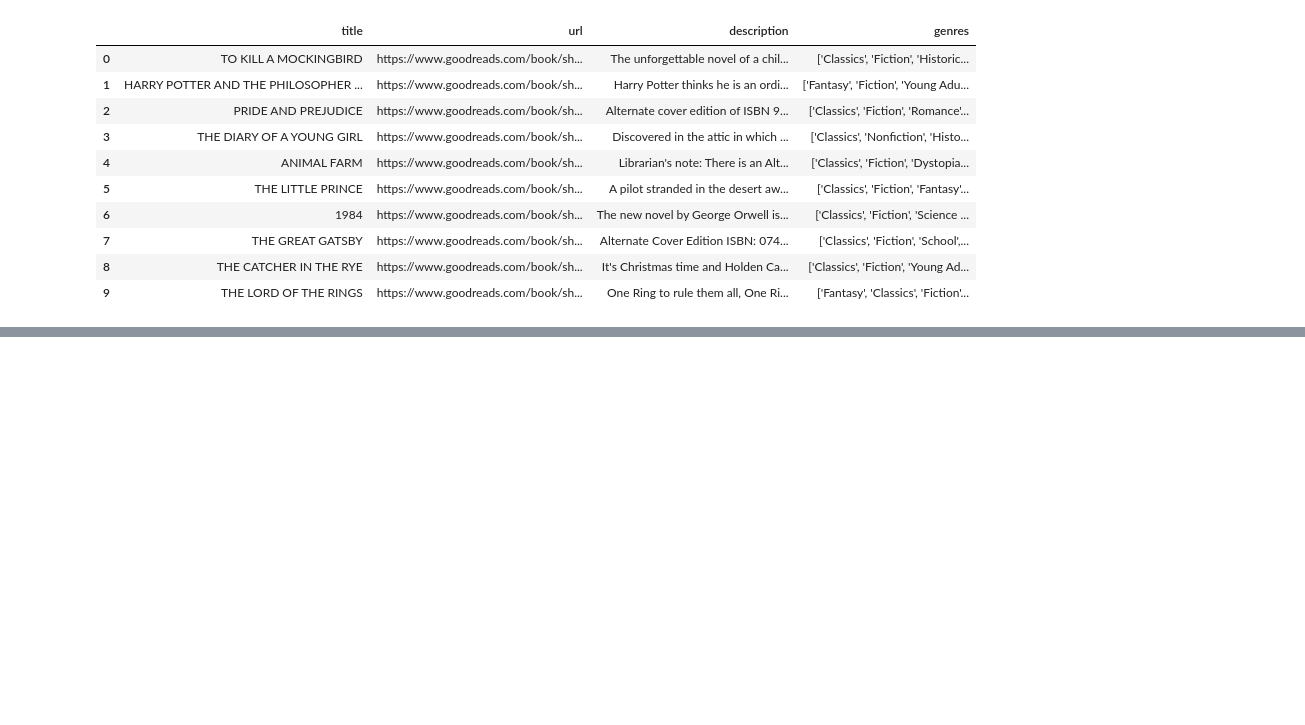
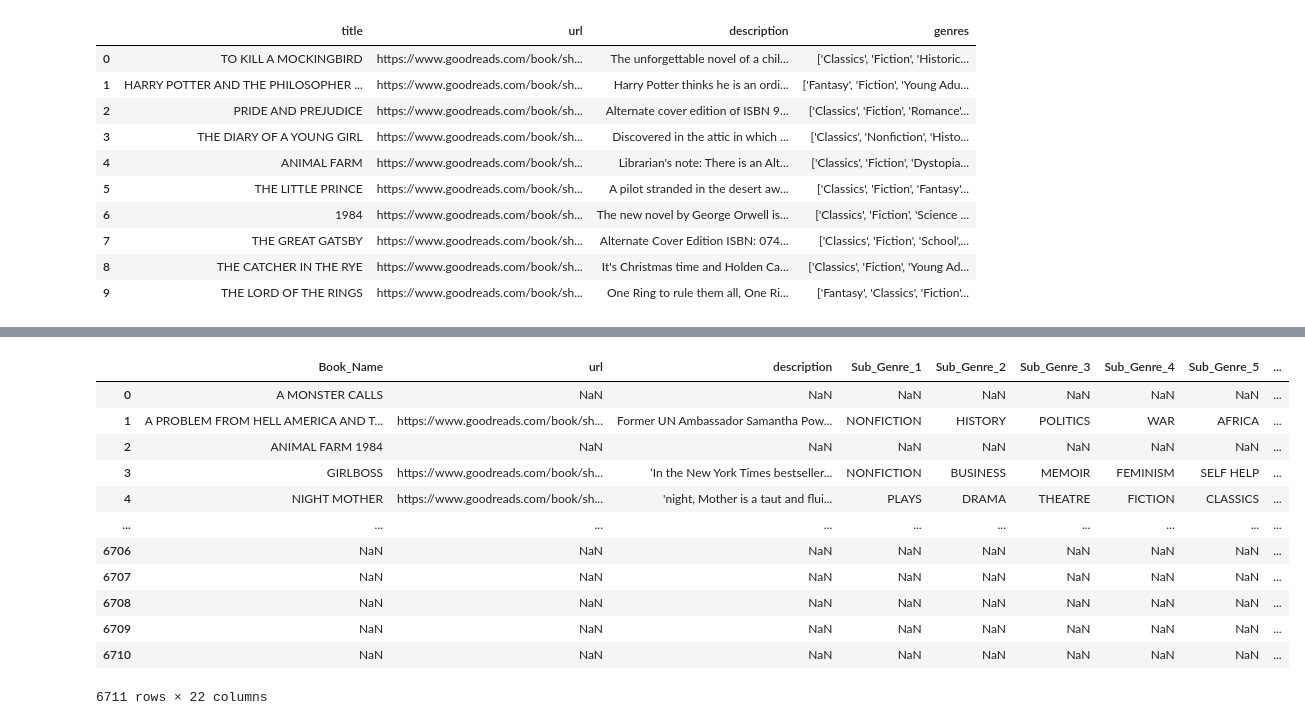
Before and after one commit to ammabe1/Publish-Me---Release-Assistant, a Jupyter notebook: Publish_Me Release_Assistant.ipynb, the cells around one changed output, grey strips where cells are left out. Saved outputs shown, nothing was run; the diff lists cells and outputs as text; code cells hidden in the pictures; blank space fills up the shorter version.

```diff
--- a/Publish_Me Release_Assistant.ipynb
+++ b/Publish_Me Release_Assistant.ipynb
@@ -220,0 +323,19 @@ Book_Details.head(10)
+# %%
+# getting union  of keys
+res2 = pd.merge(Book_Details, BS, how='outer', on=['Book_Name', 'Book_Name'])
+
+res2
+# %% [output]
+|  | Book_Name | url | description | Sub_Genre_1 | Sub_Genre_2 | Sub_Genre_3 | Sub_Genre_4 | Sub_Genre_5 | ... |
+| 0 | A MONSTER CALLS | NaN | NaN | NaN | NaN | NaN | NaN | NaN | ... |
+| 1 | A PROBLEM FROM HELL AMERICA AND T... | https://www.goodreads.com/book/sh... | Former UN Ambassador Samantha Pow... | NONFICTION | HISTORY | POLITICS | WAR | AFRICA | ... |
+| 2 | ANIMAL FARM 1984 | NaN | NaN | NaN | NaN | NaN | NaN | NaN | ... |
+| 3 | GIRLBOSS | https://www.goodreads.com/book/sh... | ‘In the New York Times bestseller... | NONFICTION | BUSINESS | MEMOIR | FEMINISM | SELF HELP | ... |
+| 4 | NIGHT MOTHER | https://www.goodreads.com/book/sh... | 'night, Mother is a taut and flui... | PLAYS | DRAMA | THEATRE | FICTION | CLASSICS | ... |
+| ... | ... | ... | ... | ... | ... | ... | ... | ... | ... |
+| 6706 | NaN | NaN | NaN | NaN | NaN | NaN | NaN | NaN | ... |
+| 6707 | NaN | NaN | NaN | NaN | NaN | NaN | NaN | NaN | ... |
+| 6708 | NaN | NaN | NaN | NaN | NaN | NaN | NaN | NaN | ... |
+| 6709 | NaN | NaN | NaN | NaN | NaN | NaN | NaN | NaN | ... |
+| 6710 | NaN | NaN | NaN | NaN | NaN | NaN | NaN | NaN | ... |
+6711 rows × 22 columns
```
Also changed, not shown: parts of 6 cells of this notebook.
